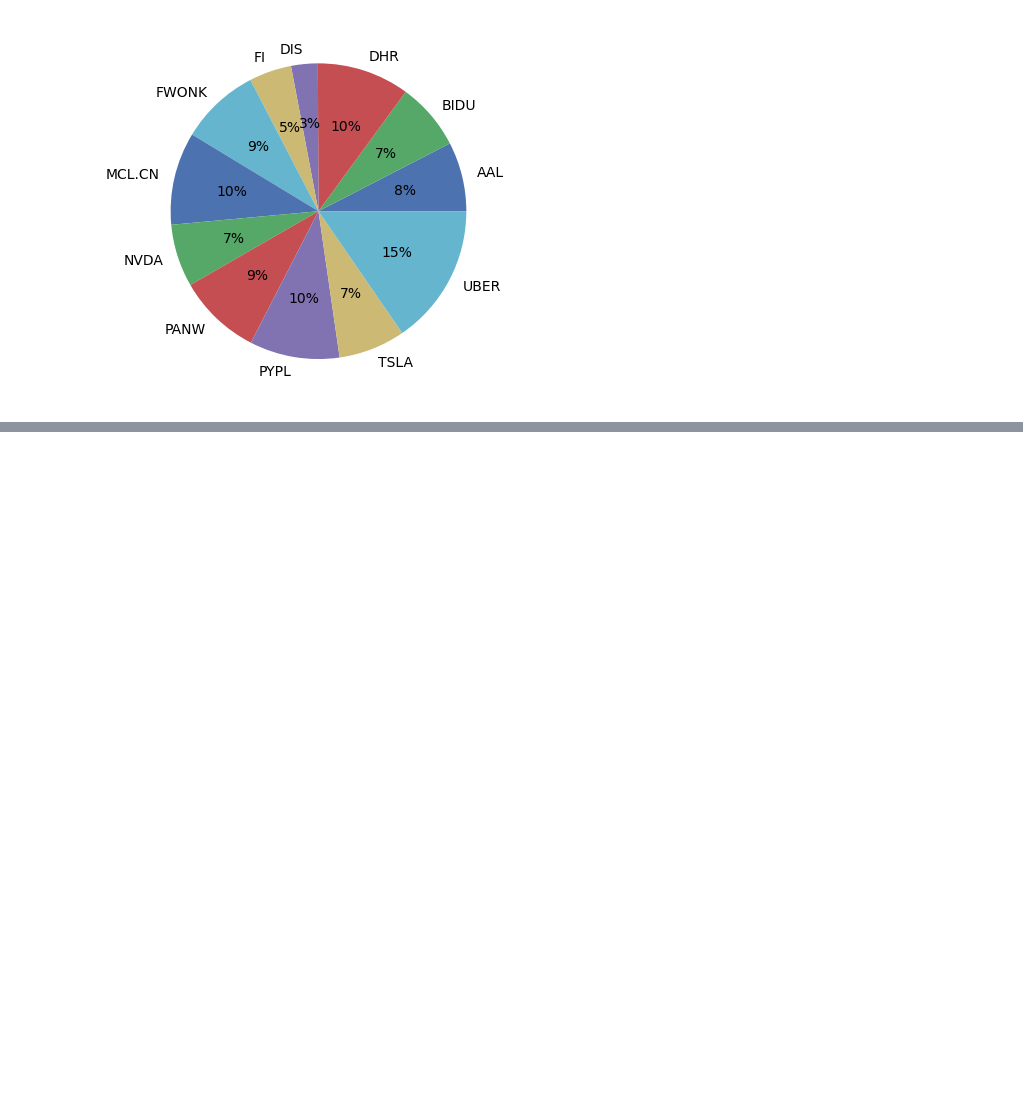
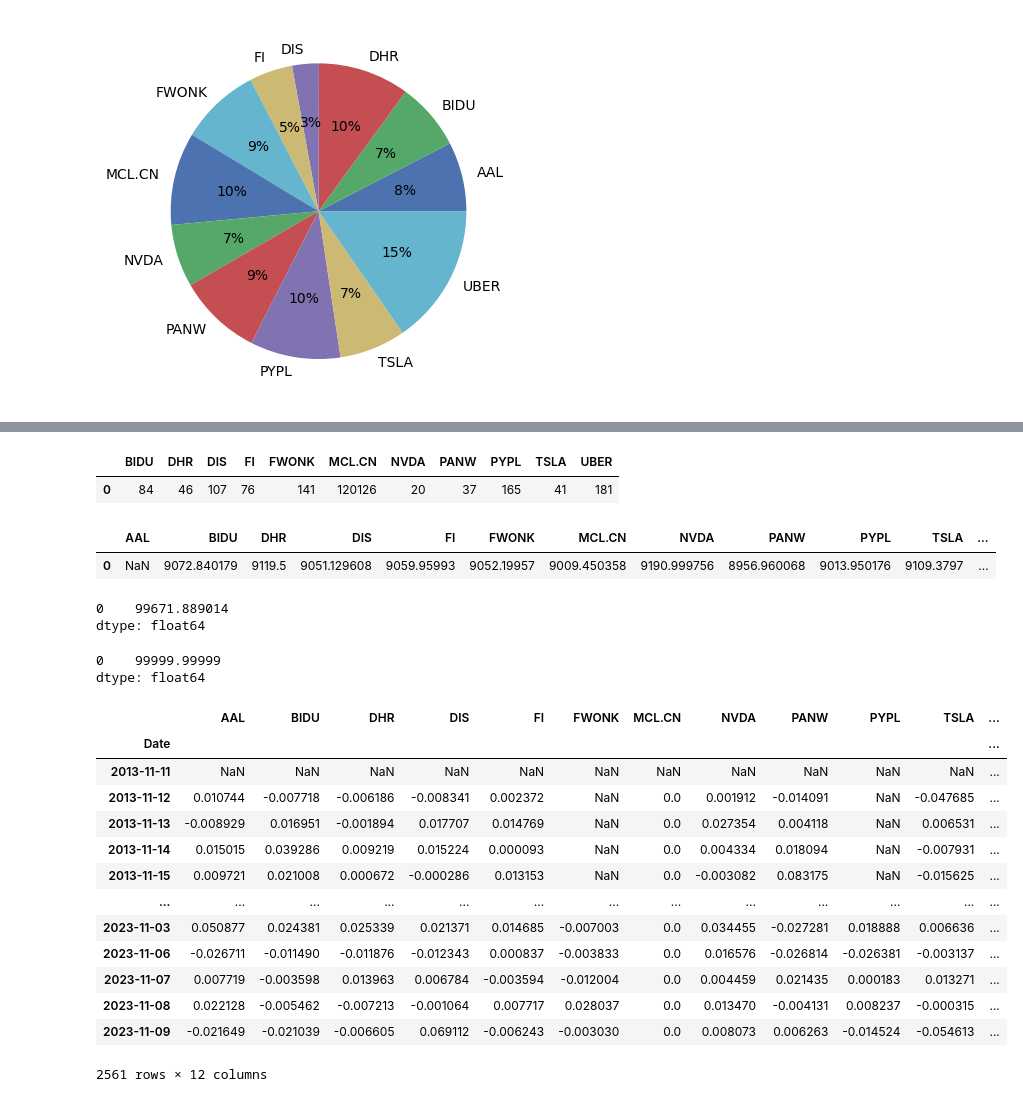
Before and after one commit to doughj1466/Project1, a Jupyter notebook: Test.ipynb, the cells around one changed output, grey strips where cells are left out. Saved outputs shown, nothing was run; the diff lists cells and outputs as text; code cells hidden in the pictures; blank space fills up the shorter version.

```diff
--- a/Test.ipynb
+++ b/Test.ipynb
@@ -139,0 +234,43 @@ Sharpe Ratio: 1.23
+# %%
+alloc_ew_df = pd.DataFrame()
+alloc_ew_df = alloc_ew_df.append(alloc_ew,ignore_index=True)
+alloc_ew_df
+# %% [output]
+|  | BIDU | DHR | DIS | FI | FWONK | MCL.CN | NVDA | PANW | PYPL | TSLA | UBER |
+| 0 | 84 | 46 | 107 | 76 | 141 | 120126 | 20 | 37 | 165 | 41 | 181 |
+# %%
+current_values_ew = prices.loc[portfolio_rebalance_date] * alloc_ew_df
+current_values_ew
+# %% [output]
+|  | AAL | BIDU | DHR | DIS | FI | FWONK | MCL.CN | NVDA | PANW | PYPL | TSLA | ... |
+| 0 | NaN | 9072.840179 | 9119.5 | 9051.129608 | 9059.95993 | 9052.19957 | 9009.450358 | 9190.999756 | 8956.960068 | 9013.950176 | 9109.3797 | ... |
+# %%
+current_values_ew_sum = current_values_ew.sum(axis=1, numeric_only=True)
+current_values_ew_sum
+# %% [output]
+0    99671.889014
+dtype: float64
+# %%
+total_value_ew = current_values_ew_sum + leftover_ew
+total_value_ew
+# %% [output]
+0    99999.99999
+dtype: float64
+# %%
+combined_returns_ew = prices.pct_change()
+combined_returns_ew
+# %% [output]
+|  | AAL | BIDU | DHR | DIS | FI | FWONK | MCL.CN | NVDA | PANW | PYPL | TSLA | ... |
+| Date |  |  |  |  |  |  |  |  |  |  |  | ... |
+| 2013-11-11 | NaN | NaN | NaN | NaN | NaN | NaN | NaN | NaN | NaN | NaN | NaN | ... |
+| 2013-11-12 | 0.010744 | -0.007718 | -0.006186 | -0.008341 | 0.002372 | NaN | 0.0 | 0.001912 | -0.014091 | NaN | -0.047685 | ... |
+| 2013-11-13 | -0.008929 | 0.016951 | -0.001894 | 0.017707 | 0.014769 | NaN | 0.0 | 0.027354 | 0.004118 | NaN | 0.006531 | ... |
+| 2013-11-14 | 0.015015 | 0.039286 | 0.009219 | 0.015224 | 0.000093 | NaN | 0.0 | 0.004334 | 0.018094 | NaN | -0.007931 | ... |
+| 2013-11-15 | 0.009721 | 0.021008 | 0.000672 | -0.000286 | 0.013153 | NaN | 0.0 | -0.003082 | 0.083175 | NaN | -0.015625 | ... |
+| ... | ... | ... | ... | ... | ... | ... | ... | ... | ... | ... | ... | ... |
+| 2023-11-03 | 0.050877 | 0.024381 | 0.025339 | 0.021371 | 0.014685 | -0.007003 | 0.0 | 0.034455 | -0.027281 | 0.018888 | 0.006636 | ... |
+| 2023-11-06 | -0.026711 | -0.011490 | -0.011876 | -0.012343 | 0.000837 | -0.003833 | 0.0 | 0.016576 | -0.026814 | -0.026381 | -0.003137 | ... |
+| 2023-11-07 | 0.007719 | -0.003598 | 0.013963 | 0.006784 | -0.003594 | -0.012004 | 0.0 | 0.004459 | 0.021435 | 0.000183 | 0.013271 | ... |
+| 2023-11-08 | 0.022128 | -0.005462 | -0.007213 | -0.001064 | 0.007717 | 0.028037 | 0.0 | 0.013470 | -0.004131 | 0.008237 | -0.000315 | ... |
+| 2023-11-09 | -0.021649 | -0.021039 | -0.006605 | 0.069112 | -0.006243 | -0.003030 | 0.0 | 0.008073 | 0.006263 | -0.014524 | -0.054613 | ... |
+2561 rows × 12 columns
```
Also changed, not shown: parts of 17 cells of this notebook, 1 other file.
